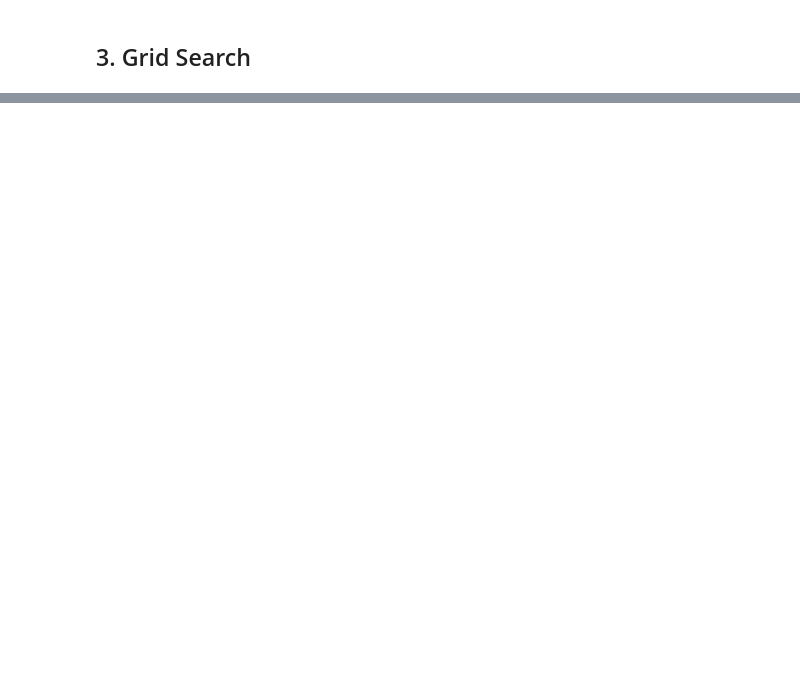
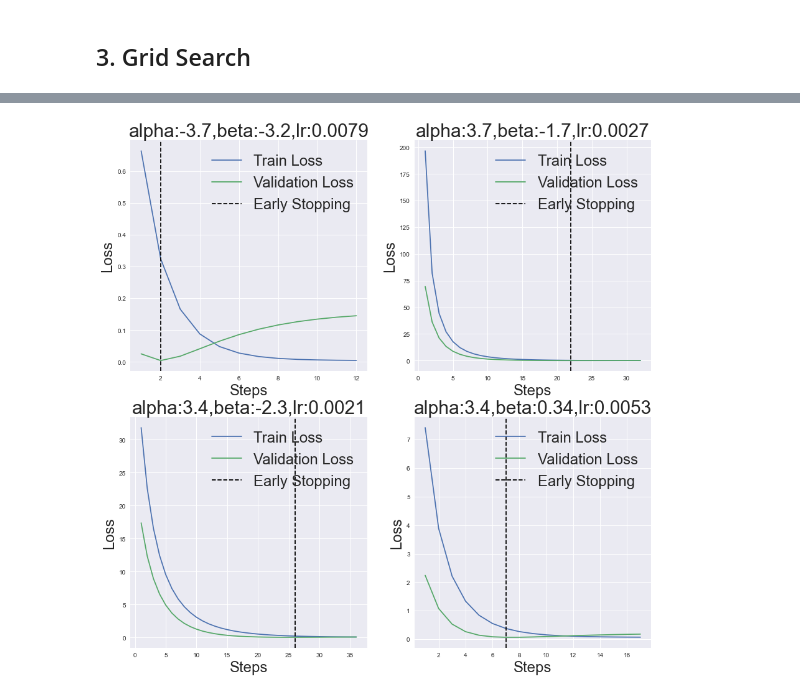
Before and after one commit to rubato-yeong/ML_Experiments, a Jupyter notebook: ray_tune/ray_tune_with_class.ipynb, the cells around one changed output, grey strips where cells are left out. Drawn from its saved outputs; the diff is of its cells as text; code cells hidden in the pictures; blank space fills up the shorter version.

```diff
--- a/ray_tune/ray_tune_with_class.ipynb
+++ b/ray_tune/ray_tune_with_class.ipynb
@@ -593,0 +639,8 @@ vis.scatter_plot(['alpha','beta'], viewtype='mean', best_highlight=False, figsiz
+# %%
+result=optim.output['tune_example_2']
+# %%
+vis = Visualization(result)
+# %%
+vis.learning_curve((2,2), figsize=(15,15))
+# %% [output]
+[figure, added]
```
Also changed, not shown: parts of 13 cells of this notebook, 1 other file.
